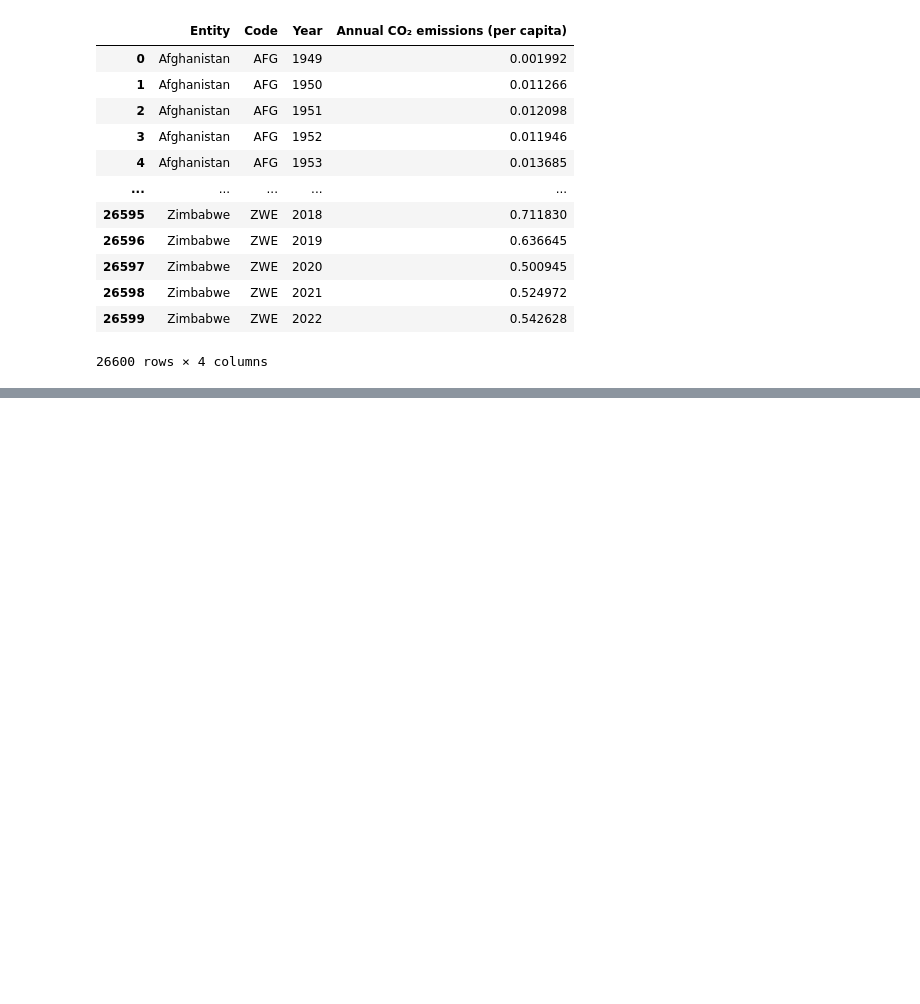
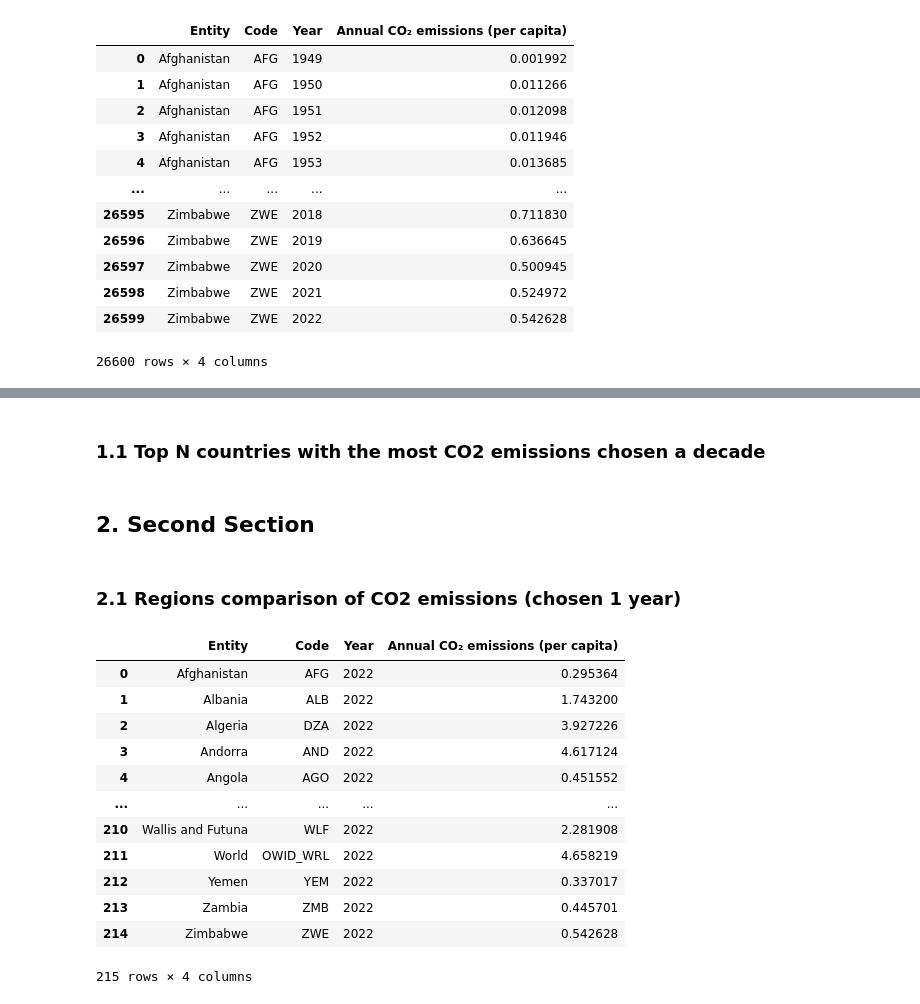
Before and after one commit to AndreStc21/Data_Visualization_Chart_Troopers, a Jupyter notebook: assigment_1/data_preparation.ipynb, the cells around one changed output, grey strips where cells are left out. Drawn from its saved outputs; the diff is of its cells as text; code cells hidden in the pictures; blank space fills up the shorter version.

```diff
--- a/assigment_1/data_preparation.ipynb
+++ b/assigment_1/data_preparation.ipynb
@@ -26,6 +30,8 @@ df_last_year = df_last_year.sort_values('Annual CO₂ emissions (per capita)', a
 df_last_year.iloc[:top_n_row].to_csv('co-emissions-per-capita-last-year.csv')
 # df_last_year
 px.bar(df_last_year.iloc[:top_n_row], x='Entity', y='Annual CO₂ emissions (per capita)')
+# %% [markdown]
+### 1.1 Top N countries with the most CO2 emissions chosen a decade
 # %%
 df_last_decade = df[df['Year']>max(df['Year'])-10]
 df_last_decade = df_last_decade[~df_last_decade['Code'].isna()]
@@ -34,3 +40,25 @@ df_last_decade = df_last_decade.sort_values('Annual CO₂ emissions (per capita)
 df_last_decade.iloc[:top_n_row].to_csv('co-emissions-per-capita-last-decade.csv')
 # df_last_decade
 px.bar(df_last_decade.iloc[:top_n_row], x='Entity', y='Annual CO₂ emissions (per capita)')
+# %% [markdown]
+## 2. Second Section
+# %% [markdown]
+### 2.1 Regions comparison of CO2 emissions (chosen 1 year)
+# %%
+df_last_year = df[df['Year']==max(df['Year'])]
+df_last_year = df_last_year[~df_last_year['Code'].isna()].reset_index(drop=True)
+df_last_year
+# %% [output]
+|  | Entity | Code | Year | Annual CO₂ emissions (per capita) |
+| 0 | Afghanistan | AFG | 2022 | 0.295364 |
+| 1 | Albania | ALB | 2022 | 1.743200 |
+| 2 | Algeria | DZA | 2022 | 3.927226 |
+| 3 | Andorra | AND | 2022 | 4.617124 |
+| 4 | Angola | AGO | 2022 | 0.451552 |
+| ... | ... | ... | ... | ... |
+| 210 | Wallis and Futuna | WLF | 2022 | 2.281908 |
+| 211 | World | OWID_WRL | 2022 | 4.658219 |
+| 212 | Yemen | YEM | 2022 | 0.337017 |
+| 213 | Zambia | ZMB | 2022 | 0.445701 |
+| 214 | Zimbabwe | ZWE | 2022 | 0.542628 |
+215 rows × 4 columns
```
Also changed, not shown: parts of 4 cells of this notebook, 1 other file.
